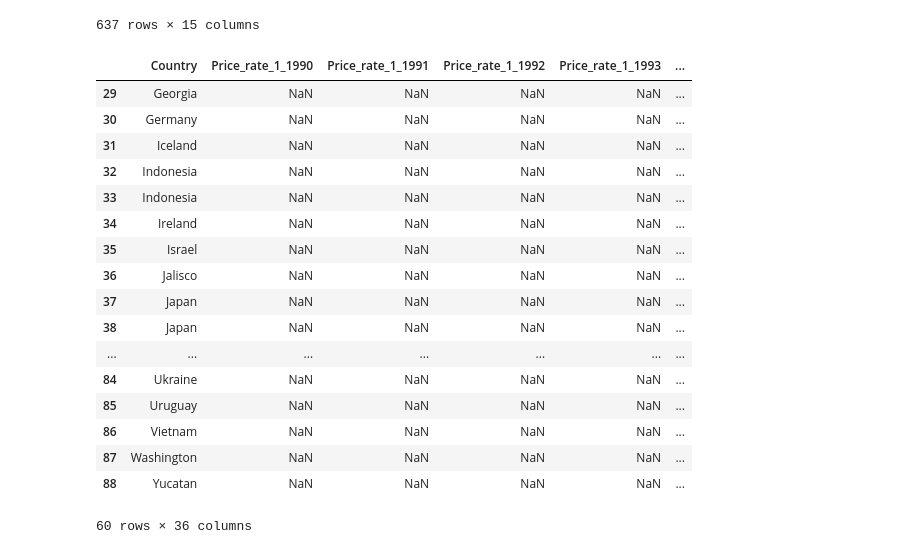
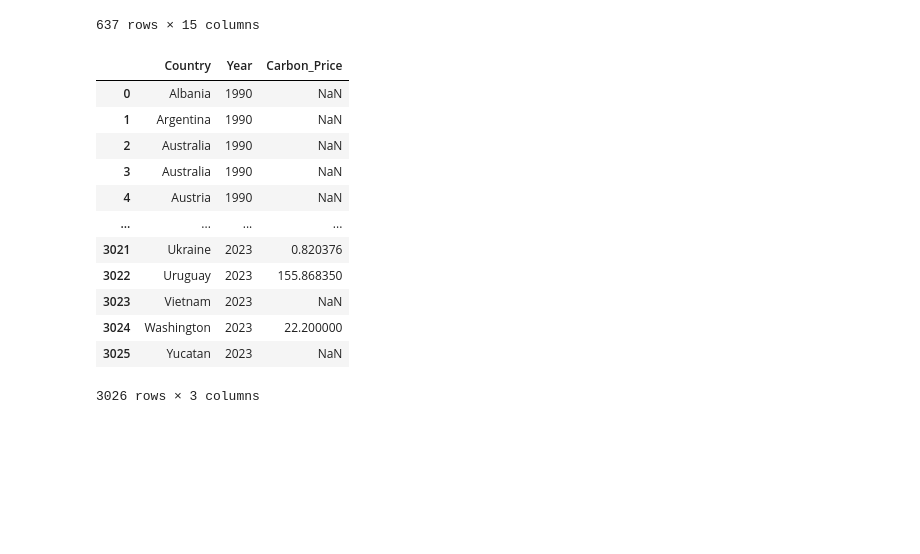
Before and after one commit to Tristan22400/Econometrics, a Jupyter notebook: regression.ipynb, the cells around one changed output. Drawn from its saved outputs; the diff is of its cells as text; code cells hidden in the pictures; blank space fills up the shorter version.

```diff
--- a/regression.ipynb
+++ b/regression.ipynb
@@ -427,38 +427,33 @@ merge_6_df
 | 636 | Croatia | 2022.0 | 659.304311 | 94.58519 | 6.970481 | HRV | 23468.1680 | ... |
 637 rows × 15 columns
 # %%
-file_path='carbon_price.csv'
+file_path='Data/carbon_price.csv'
 # Read the CSV file into a DataFrame
 carbon_price_df = pd.read_csv(file_path)
 carbon_price_df.rename(columns={"Jurisdiction Covered": "Country"}, inplace=True)
 carbon_price_df["Country"]=carbon_price_df['Country'].str.replace(' ', '')
 
 selected_columns= ["Country"] + [col for col in carbon_price_df.columns if 'Price_rate_1' in col]
 carbon_price_df= carbon_price_df[selected_columns]
 carbon_price_df.columns= carbon_price_df.columns.str.replace("Price_rate_1_","")
 carbon_price_df.drop(columns=["Instrument_Type"],inplace=True)
 carbon_price_df = pd.melt(carbon_price_df, id_vars=['Country'], var_name='Year', value_name='Carbon_Price')
 carbon_price_df['Year'] = carbon_price_df['Year'].astype('int64')
 
-carbon_price_df[-60:]
+carbon_price_df
 # %% [output]
-|  | Country | Price_rate_1_1990 | Price_rate_1_1991 | Price_rate_1_1992 | Price_rate_1_1993 | ... |
-| 29 | Georgia | NaN | NaN | NaN | NaN | ... |
-| 30 | Germany | NaN | NaN | NaN | NaN | ... |
-| 31 | Iceland | NaN | NaN | NaN | NaN | ... |
-| 32 | Indonesia | NaN | NaN | NaN | NaN | ... |
-| 33 | Indonesia | NaN | NaN | NaN | NaN | ... |
-| 34 | Ireland | NaN | NaN | NaN | NaN | ... |
-| 35 | Israel | NaN | NaN | NaN | NaN | ... |
-| 36 | Jalisco | NaN | NaN | NaN | NaN | ... |
-| 37 | Japan | NaN | NaN | NaN | NaN | ... |
-| 38 | Japan | NaN | NaN | NaN | NaN | ... |
-| ... | ... | ... | ... | ... | ... | ... |
-| 84 | Ukraine | NaN | NaN | NaN | NaN | ... |
-| 85 | Uruguay | NaN | NaN | NaN | NaN | ... |
-| 86 | Vietnam | NaN | NaN | NaN | NaN | ... |
-| 87 | Washington | NaN | NaN | NaN | NaN | ... |
-| 88 | Yucatan | NaN | NaN | NaN | NaN | ... |
+|  | Country | Year | Carbon_Price |
+| 0 | Albania | 1990 | NaN |
+| 1 | Argentina | 1990 | NaN |
+| 2 | Australia | 1990 | NaN |
+| 3 | Australia | 1990 | NaN |
+| 4 | Austria | 1990 | NaN |
+| ... | ... | ... | ... |
+| 3021 | Ukraine | 2023 | 0.820376 |
+| 3022 | Uruguay | 2023 | 155.868350 |
+| 3023 | Vietnam | 2023 | NaN |
+| 3024 | Washington | 2023 | 22.200000 |
+| 3025 | Yucatan | 2023 | NaN |
-60 rows × 36 columns
+3026 rows × 3 columns
 # %%
 merge_7_df=merge_6_df.merge(carbon_price_df, on=['Country','Year'], how='left')
```
Also changed, not shown: parts of 16 cells of this notebook, 1 other file.
